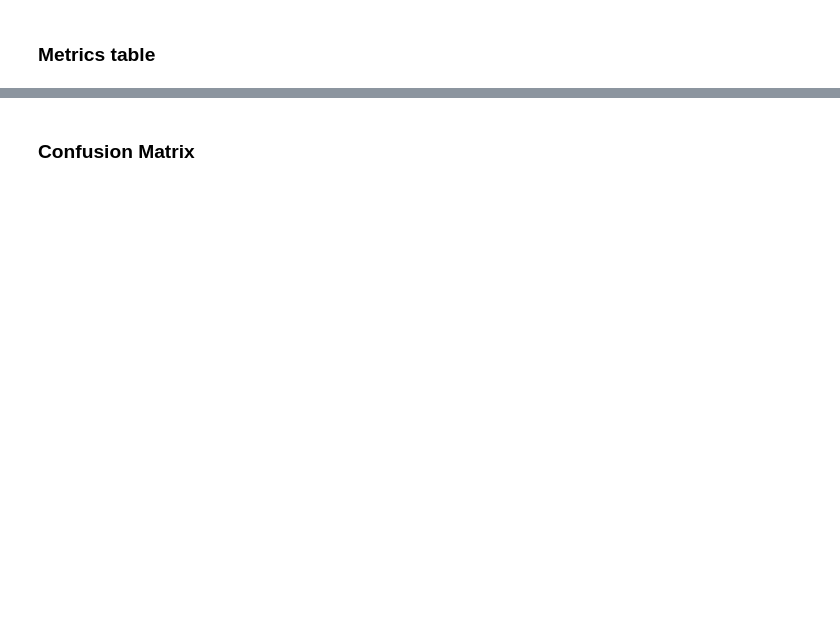
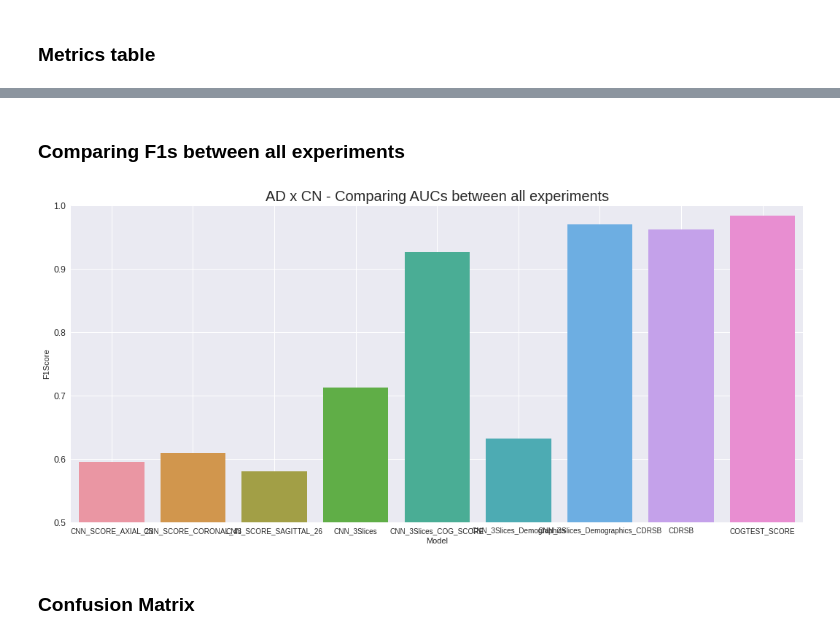
Before and after one commit to lucasthim/mmml-alzheimer-diagnosis, a Jupyter notebook: notebooks/dissertation/03_results_ensemble_learning_results.ipynb, the cells around one changed output, grey strips where cells are left out. Saved outputs shown, nothing was run; the diff lists cells and outputs as text; code cells hidden in the pictures; blank space fills up the shorter version.

```diff
--- a/notebooks/dissertation/03_results_ensemble_learning_results.ipynb
+++ b/notebooks/dissertation/03_results_ensemble_learning_results.ipynb
@@ -271,3 +321,17 @@ df_all_metrics
+# %% [markdown]
+### Comparing F1s between all experiments
+# %%
+large_figure = (18,8)
+plt.figure(figsize = large_figure)
+sns.barplot(data=df_test,y='F1Score',x='Model',palette=None)
+plt.xticks(fontsize=10)
+plt.yticks(fontsize=12)
+plt.ylim(0.5,1)
+plt.grid(True)
+plt.title("AD x CN - Comparing AUCs between all experiments",fontdict={'size':20})
+plt.show()
+# %% [output]
+[figure, added]
 # %% [markdown]
 ### Confusion Matrix
 # %%
```
Also changed, not shown: parts of 26 cells of this notebook, 1 other file.
